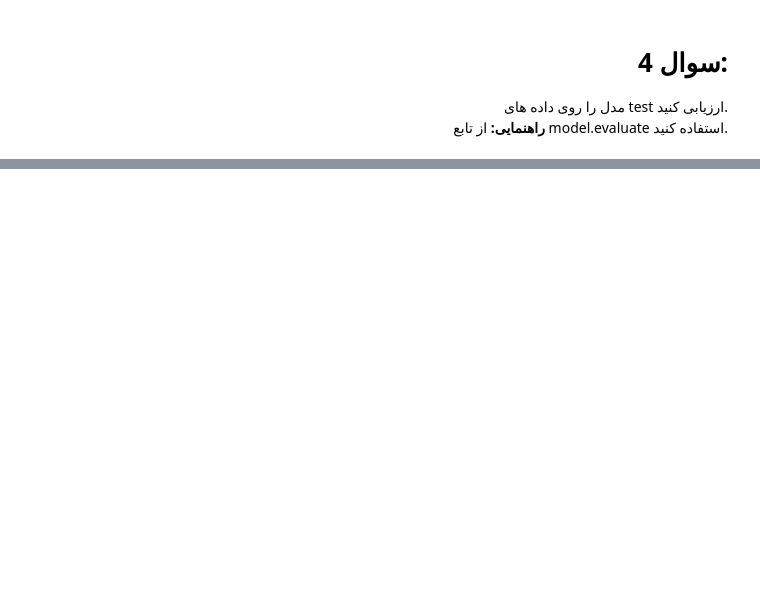
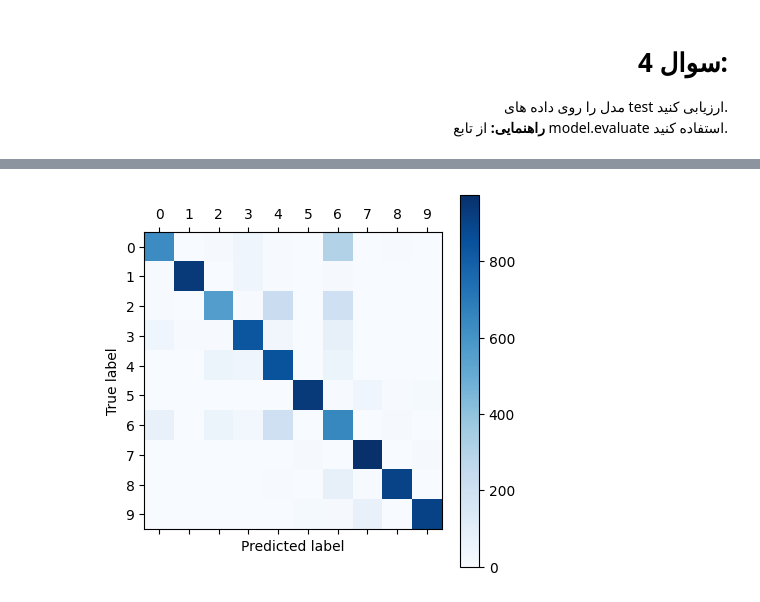
Before and after one commit to a-p-hadi/deeplearning-tensorflow2-notebooks, a Jupyter notebook: homework/ex1-mlp-iris.ipynb, the cells around one changed output, grey strips where cells are left out. Cells and saved outputs as stored; diff of their text form; code cells hidden in the pictures; blank space fills up the shorter version.

```diff
--- a/homework/ex1-mlp-iris.ipynb
+++ b/homework/ex1-mlp-iris.ipynb
@@ -234,14 +258,10 @@ print(train_labels[50000])
 from keras.layers import Flatten
 model = Sequential()
 model.add(Flatten(input_shape=(28,28)))
-model.add(Dense(88, activation='relu'))
+model.add(Dense(256, activation='relu'))
 # model.add(Dropout(0.4))
 # model.add(Dense(64, activation='relu'))
 # model.add(Dropout(0.3))
-# model.add(Dense(32, activation='relu'))
-# model.add(Dropout(0.3))
-# model.add(Dense(32, activation='relu'))
-# model.add(Dropout(0.3))
 model.add(Dense(10))
 # %%
 model.summary()
@@ -248,8 +284,8 @@ model.summary()
 # %%
 model.compile(loss=tf.keras.losses.SparseCategoricalCrossentropy(from_logits=True),
-              optimizer='rmsprop',
+              optimizer='adam',
               metrics=['accuracy'])
-history = model.fit(x_train, y_train,
+history = model.fit(train_images, train_labels,
           epochs=100,
-          batch_size=64,
+          batch_size=32,
           validation_split=0.2)
@@ -267,3 +331,3 @@ plt.legend(['Validation loss', 'Training loss'])
 # %%
-predicted_classes = model.predict(x_test)
+predicted_classes = model.predict(test_images)
 predicted_labels = np.argmax(predicted_classes, axis=1)
@@ -270,8 +336,10 @@ predicted_labels = np.argmax(predicted_classes, axis=1)
 # %%
 from sklearn.metrics import confusion_matrix
-plt.matshow(confusion_matrix(y_test_original, predicted_labels), cmap="Blues")
+plt.matshow(confusion_matrix(test_labels, predicted_labels), cmap="Blues")
 plt.colorbar()
 plt.xticks(range(10))
 plt.yticks(range(10))
 plt.xlabel("Predicted label")
 plt.ylabel("True label");
+# %% [output]
+[figure, added]
```
Also changed, not shown: parts of 16 cells of this notebook, 2 other files.
